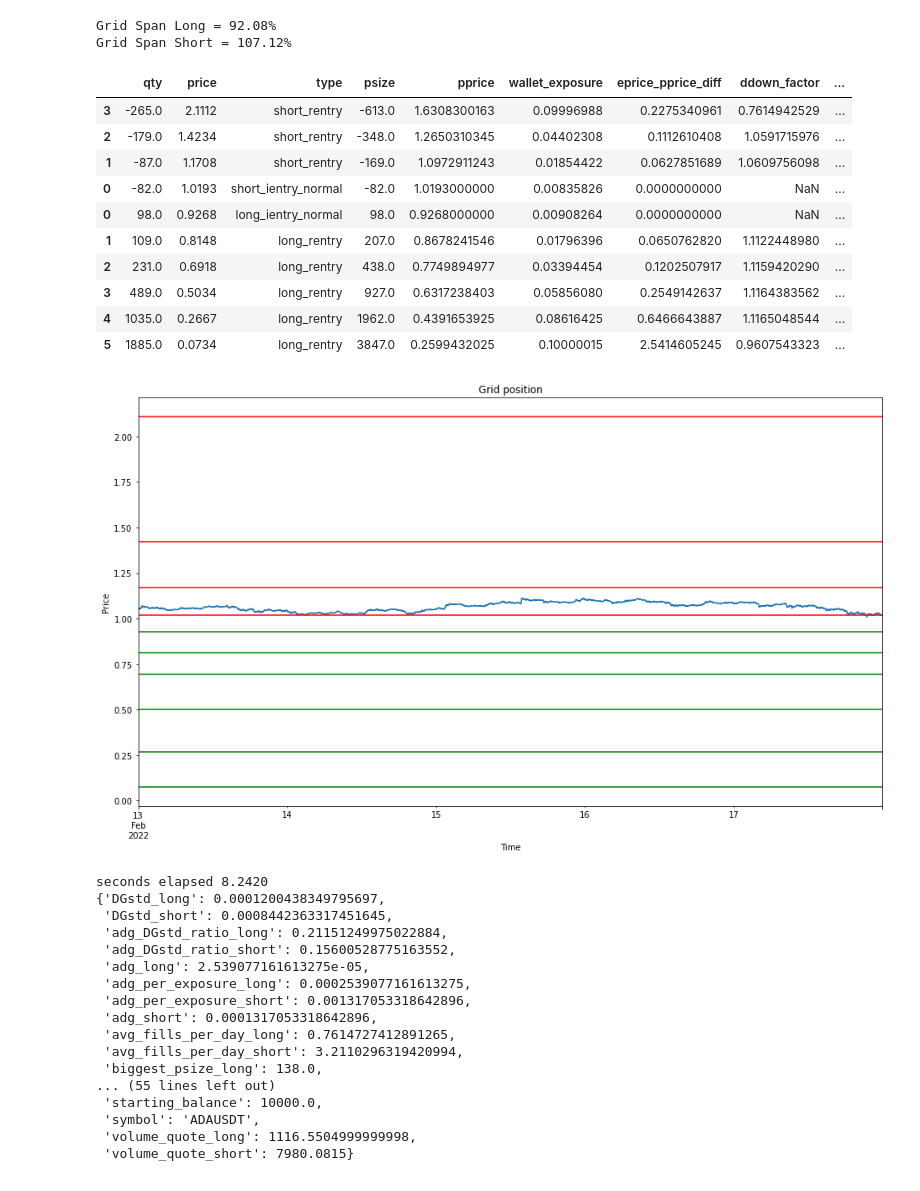
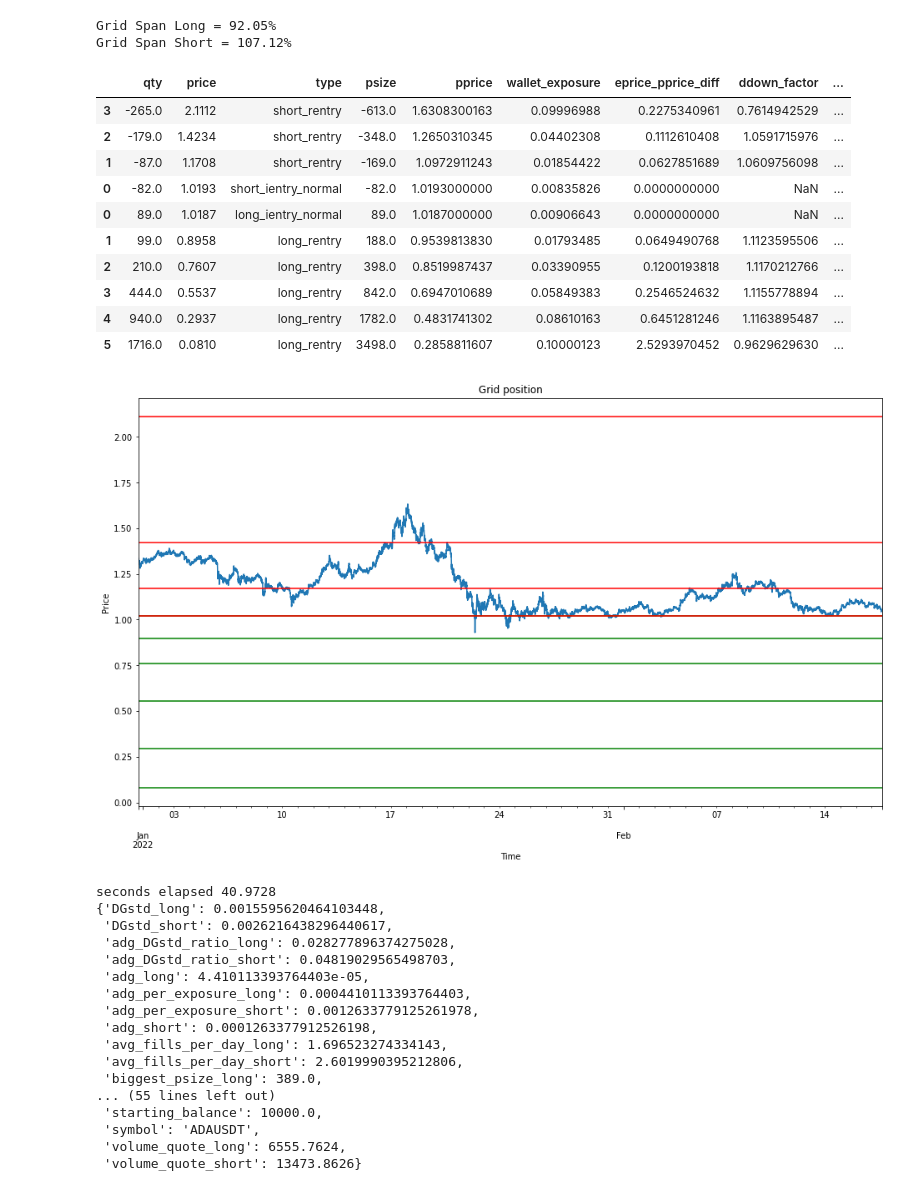
Before and after one commit to shroukkhan/passivbot, a Jupyter notebook: hand_tuner_recursive_grid.ipynb, the cells around one changed output. Saved outputs shown, nothing was run; the diff lists cells and outputs as text; code cells hidden in the pictures.

Commit message:
Added some more configs

```diff
--- a/hand_tuner_recursive_grid.ipynb
+++ b/hand_tuner_recursive_grid.ipynb
@@ -47,7 +48,7 @@ class Args:
         self.symbol = "ADAUSDT"
         self.market_type = "futures"
         self.user = "binance_01"
-        self.start_date = "2021-11-01"
+        self.start_date = "2021-08-01"
         self.end_date = "2022-02-18"
         self.starting_balance = 10000.0
         self.starting_configs = ""
@@ -100,6 +88,11 @@ with open('./cfgs_live/ADA.json') as json_file:
 
 config_to_test = {**config, **hand_tuned}
 # %%
+import datetime
+
+
+config_to_test['long']['initial_eprice_ema_dist'] = 0.0005
+
 grid_long = calc_recursive_entries_long(
     Args().starting_balance,
     0.0,
@@ -182,47 +175,55 @@ gdf_short.loc[:, "bkr_price"] = gdf_short.apply(
 )
 
 # Display grid on graph
-n_ticks = 60 * 60 * 24 * 5  # 14 days
+from_date = datetime.datetime(year=2022,month=1,day=1).timestamp()*1000
+to_date = datetime.datetime(year=2022,month=2,day=18).timestamp()*1000
+
+from_tick = np.where(timestamps == from_date)[0][0]
+to_tick = np.where(timestamps == to_date)[0][0]
+# n_ticks = to_date - from_date
+
+#n_ticks = 60 * 60 * 24 * 45  # 14 days
+
 dfx = pd.DataFrame(
     {
-        "timestamp": pd.to_datetime(timestamps[-n_ticks:], unit="ms"),
-        "qty": qtys[-n_ticks:],
-        "price": prices[-n_ticks:],
+        "timestamp": pd.to_datetime(timestamps[from_tick:to_tick], unit="ms"),
+        "qty": qtys[from_tick:to_tick],
+        "price": prices[from_tick:to_tick],
     }
 ).set_index("timestamp")
 lastdayfrom = pd.to_datetime(Args().end_date)
 # lastdayfrom = pd.Timestamp('2021-05-21')
 fig = (
     dfx.price.loc[lastdayfrom - pd.Timedelta(days=280) : lastdayfrom]
     .iloc[::100]
     .plot(title="Grid position", xlabel="Time", ylabel="Price")
 )
 if config_to_test["long"]["enabled"]:
     for i, e in enumerate(gdf_long.itertuples()):
         fig.axhline(y=e.price, color="g", linestyle="-")
     print(f"\nGrid Span Long = {-(gdf_long.price.iloc[-1] / gdf_long.price.iloc[0] - 1) * 100:.2f}%")
 
 if config_to_test["short"]["enabled"]:
     for i, e in enumerate(gdf_short.itertuples()):
         fig.axhline(y=e.price, color="r", linestyle="-")
     print(f"Grid Span Short = {(gdf_short.price.iloc[-1] / gdf_short.price.iloc[0] - 1) * 100:.2f}%")
 
 pd.concat([gdf_long, gdf_short]).sort_values("price", ascending=False)
 # %% [output]
-Grid Span Long = 92.08%
+Grid Span Long = 92.05%
 Grid Span Short = 107.12%
 |  | qty | price | type | psize | pprice | wallet_exposure | eprice_pprice_diff | ddown_factor | ... |
 | 3 | -265.0 | 2.1112 | short_rentry | -613.0 | 1.6308300163 | 0.09996988 | 0.2275340961 | 0.7614942529 | ... |
 | 2 | -179.0 | 1.4234 | short_rentry | -348.0 | 1.2650310345 | 0.04402308 | 0.1112610408 | 1.0591715976 | ... |
 | 1 | -87.0 | 1.1708 | short_rentry | -169.0 | 1.0972911243 | 0.01854422 | 0.0627851689 | 1.0609756098 | ... |
 | 0 | -82.0 | 1.0193 | short_ientry_normal | -82.0 | 1.0193000000 | 0.00835826 | 0.0000000000 | NaN | ... |
-| 0 | 98.0 | 0.9268 | long_ientry_normal | 98.0 | 0.9268000000 | 0.00908264 | 0.0000000000 | NaN | ... |
-| 1 | 109.0 | 0.8148 | long_rentry | 207.0 | 0.8678241546 | 0.01796396 | 0.0650762820 | 1.1122448980 | ... |
-| 2 | 231.0 | 0.6918 | long_rentry | 438.0 | 0.7749894977 | 0.03394454 | 0.1202507917 | 1.1159420290 | ... |
-| 3 | 489.0 | 0.5034 | long_rentry | 927.0 | 0.6317238403 | 0.05856080 | 0.2549142637 | 1.1164383562 | ... |
-| 4 | 1035.0 | 0.2667 | long_rentry | 1962.0 | 0.4391653925 | 0.08616425 | 0.6466643887 | 1.1165048544 | ... |
-| 5 | 1885.0 | 0.0734 | long_rentry | 3847.0 | 0.2599432025 | 0.10000015 | 2.5414605245 | 0.9607543323 | ... |
+| 0 | 89.0 | 1.0187 | long_ientry_normal | 89.0 | 1.0187000000 | 0.00906643 | 0.0000000000 | NaN | ... |
+| 1 | 99.0 | 0.8958 | long_rentry | 188.0 | 0.9539813830 | 0.01793485 | 0.0649490768 | 1.1123595506 | ... |
+| 2 | 210.0 | 0.7607 | long_rentry | 398.0 | 0.8519987437 | 0.03390955 | 0.1200193818 | 1.1170212766 | ... |
+| 3 | 444.0 | 0.5537 | long_rentry | 842.0 | 0.6947010689 | 0.05849383 | 0.2546524632 | 1.1155778894 | ... |
+| 4 | 940.0 | 0.2937 | long_rentry | 1782.0 | 0.4831741302 | 0.08610163 | 0.6451281246 | 1.1163895487 | ... |
+| 5 | 1716.0 | 0.0810 | long_rentry | 3498.0 | 0.2858811607 | 0.10000123 | 2.5293970452 | 0.9629629630 | ... |
-[figure, old version]
+[figure, new version]
 # %%
 sts = time()
 fills_long, fills_short, stats = backtest(config_to_test, dataslice)
@@ -231,23 +232,23 @@ print(f"seconds elapsed {elapsed:.4f}")
 longs, shorts, sdf, analysis = analyze_fills(fills_long, fills_short, stats, config_to_test)
 pprint.pprint(analysis)
 # %% [output]
-seconds elapsed 8.2420
-{'DGstd_long': 0.0001200438349795697,
- 'DGstd_short': 0.0008442363317451645,
- 'adg_DGstd_ratio_long': 0.21151249975022884,
- 'adg_DGstd_ratio_short': 0.15600528775163552,
- 'adg_long': 2.539077161613275e-05,
- 'adg_per_exposure_long': 0.0002539077161613275,
- 'adg_per_exposure_short': 0.001317053318642896,
- 'adg_short': 0.0001317053318642896,
- 'avg_fills_per_day_long': 0.7614727412891265,
- 'avg_fills_per_day_short': 3.2110296319420994,
- 'biggest_psize_long': 138.0,
+seconds elapsed 40.9728
+{'DGstd_long': 0.0015595620464103448,
+ 'DGstd_short': 0.0026216438296440617,
+ 'adg_DGstd_ratio_long': 0.028277896374275028,
+ 'adg_DGstd_ratio_short': 0.04819029565498703,
+ 'adg_long': 4.410113393764403e-05,
+ 'adg_per_exposure_long': 0.0004410113393764403,
+ 'adg_per_exposure_short': 0.0012633779125261978,
+ 'adg_short': 0.0001263377912526198,
+ 'avg_fills_per_day_long': 1.696523274334143,
+ 'avg_fills_per_day_short': 2.6019990395212806,
+ 'biggest_psize_long': 389.0,
 ... (55 lines left out)
  'starting_balance': 10000.0,
  'symbol': 'ADAUSDT',
- 'volume_quote_long': 1116.5504999999998,
- 'volume_quote_short': 7980.0815}
+ 'volume_quote_long': 6555.7624,
+ 'volume_quote_short': 13473.8626}
 # %%
 sdf
 # %% [output]
```
Also changed, not shown: parts of 15 cells of this notebook, 16 other files.
